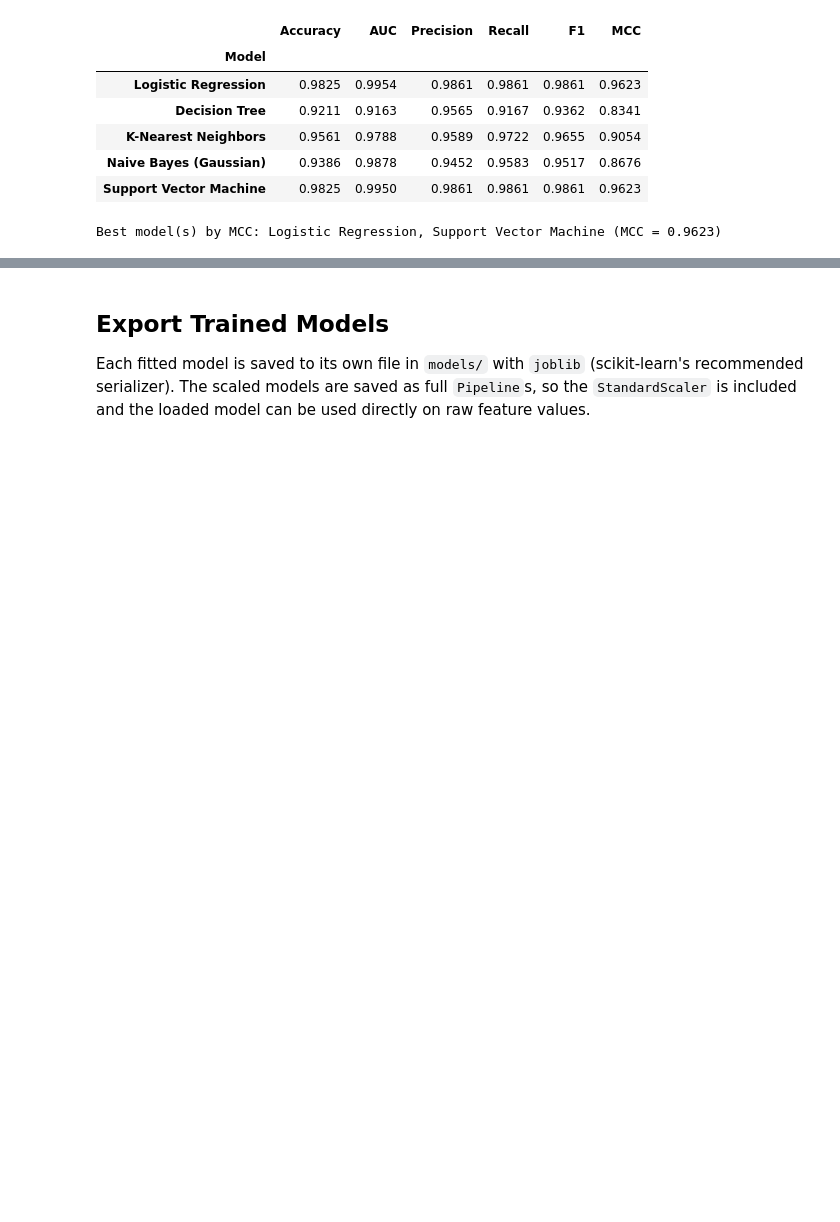
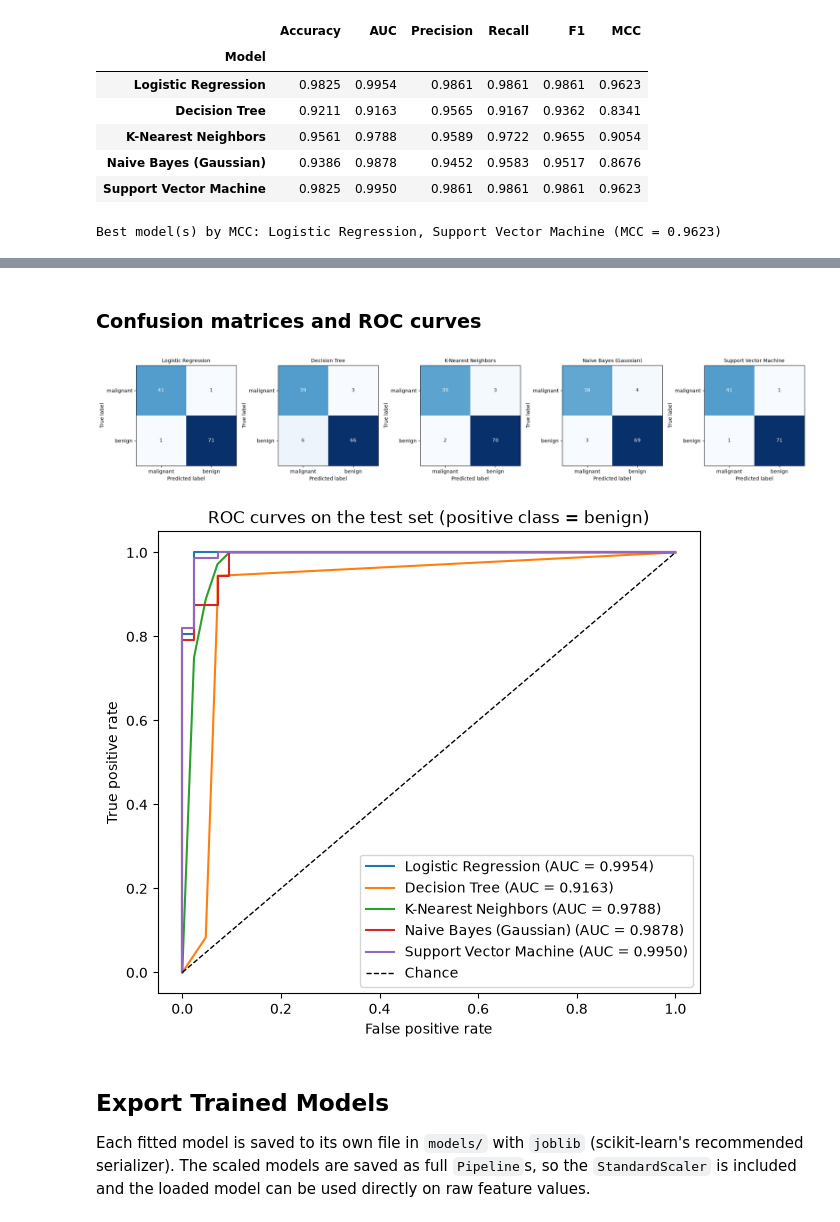
Before and after one commit to gourav1298/2026AJ05577_ML_assignment_2, a Jupyter notebook: ML_Classification_Assignment.ipynb, the cells around one changed output, grey strips where cells are left out. Drawn from its saved outputs; the diff is of its cells as text; code cells hidden in the pictures; blank space fills up the shorter version.

```diff
--- a/ML_Classification_Assignment.ipynb
+++ b/ML_Classification_Assignment.ipynb
@@ -296,0 +381,13 @@ Best model(s) by MCC: Logistic Regression, Support Vector Machine (MCC = 0.9623)
+# %%
+malignant_rows = {}
+for name, model in fitted.items():
+    y_pred = model.predict(X_test)
+    malignant_rows[name] = {
+        "Malignant missed (of 42)": int(((y_test == 0) & (y_pred == 1)).sum()),
+        "Recall (malignant)": recall_score(y_test, y_pred, pos_label=0),
+        "Precision (malignant)": precision_score(y_test, y_pred, pos_label=0),
+        "F1 (malignant)": f1_score(y_test, y_pred, pos_label=0),
+    }
+malignant_df = pd.DataFrame(malignant_rows).T.round(4)
+malignant_df["Malignant missed (of 42)"] = malignant_df["Malignant missed (of 42)"].astype(int)
+malignant_df
@@ -297,3 +401,32 @@ Best model(s) by MCC: Logistic Regression, Support Vector Machine (MCC = 0.9623)
+# %% [markdown]
+### Confusion matrices and ROC curves
+# %%
+fig, axes = plt.subplots(1, 5, figsize=(20, 4))
+for ax, (name, model) in zip(axes, fitted.items()):
+    ConfusionMatrixDisplay.from_estimator(
+        model, X_test, y_test, display_labels=data.target_names,
+        cmap="Blues", colorbar=False, ax=ax,
+    )
+    ax.set_title(name, fontsize=10)
+plt.tight_layout()
+plt.show()
+
+# Same scores as used for AUC in evaluate(): probability of class 1, or the SVM decision function
+fig, ax = plt.subplots(figsize=(7, 6))
+for name, model in fitted.items():
+    y_score = (model.predict_proba(X_test)[:, 1] if hasattr(model, "predict_proba")
+               else model.decision_function(X_test))
+    fpr, tpr, _ = roc_curve(y_test, y_score)
+    ax.plot(fpr, tpr, label=f"{name} (AUC = {roc_auc_score(y_test, y_score):.4f})")
+ax.plot([0, 1], [0, 1], "k--", lw=1, label="Chance")
+ax.set_xlabel("False positive rate")
+ax.set_ylabel("True positive rate")
+ax.set_title("ROC curves on the test set (positive class = benign)")
+ax.legend(loc="lower right")
+plt.show()
+# %% [output]
+[figure, added]
+[figure, added]
 # %% [markdown]
 ## Export Trained Models
 Each fitted model is saved to its own file in `models/` with `joblib` (scikit-learn's recommended serializer).
```
Also changed, not shown: parts of 12 cells of this notebook.
